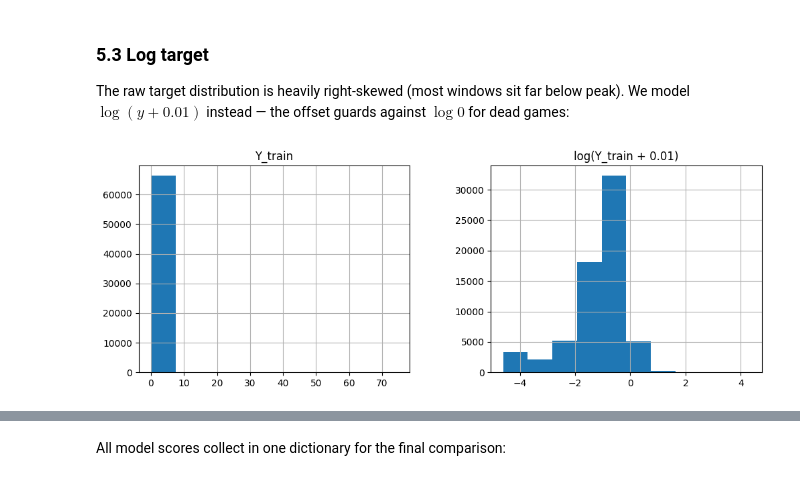
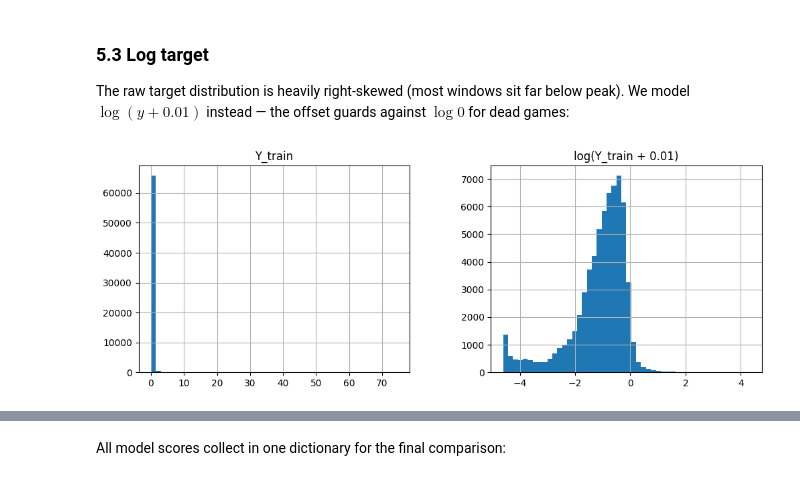
Before and after one commit to su-jai/player_forecasting, a Jupyter notebook: notebooks/data_engineering_clean.ipynb, the cells around one changed output, grey strips where cells are left out. Drawn from its saved outputs; the diff is of its cells as text; code cells hidden in the pictures.

```diff
--- a/notebooks/data_engineering_clean.ipynb
+++ b/notebooks/data_engineering_clean.ipynb
@@ -258,7 +258,7 @@ for key in dataframes:
 # %%
 split_ratio = 0.9
-n_games = len(shuffled["cpa"].columns)
-tt_boundary = int(split_ratio * n_games)
+n_games = len(frames_shuffled["cpa"].columns)
+n_train_games = int(split_ratio * n_games)
 # %% [markdown]
 ## 5. Training examples
 
@@ -332,11 +332,11 @@ Generate points for every game (past 56, embargo 56, future 14):
 data = []
 
 # generate data points
-for column in shuffled["cna"]:
+for column in frames_shuffled["cna"]:
     game_id = column
-    time_series = shuffled["cna"][column].tolist()
-    causal_peaks = shuffled["cpa"][column].tolist()
-    roll_average = shuffled["pca"][column].tolist()
+    time_series = frames_shuffled["cna"][column].tolist()
+    causal_peaks = frames_shuffled["cpa"][column].tolist()
+    roll_average = frames_shuffled["pca"][column].tolist()
     data.append(extractor(time_series, 56, 56, 14, causal_peaks, roll_average, game_id))
 # %% [markdown]
 Sanity check — counts and one example:
@@ -359,15 +359,15 @@ Number of games is 1486
 
 Split by game at the boundary, flatten the per-game lists, and unpack each tuple into the design matrix, target vector and group labels (game ids, used by `GroupKFold`):
 # %%
-data_train = data[:tt_boundary]
-data_test = data[tt_boundary:]
+data_train = data[:n_train_games]
+data_test = data[n_train_games:]
 
 # flatten
-data_train_f = [point for game in data_train for point in game]
-data_test_f = [point for game in data_test for point in game]
+train_points = [point for game in data_train for point in game]
+test_points = [point for game in data_test for point in game]
 
-print("There are " + str(len(data_test_f)) + " test data points.")
-print("There are " + str(len(data_train_f)) + " train data points.")
+print("There are " + str(len(test_points)) + " test data points.")
+print("There are " + str(len(train_points)) + " train data points.")
 # %% [output]
 There are 7410 test data points.
 There are 66424 train data points.
@@ -380,7 +380,7 @@ x_test = []
 y_test = []
 groups_test = []
 
-for point in data_train_f:
+for point in train_points:
     series = deepcopy(point[0])
     series.append(point[3])
     series.append(point[4])
@@ -388,7 +388,7 @@ for point in data_train_f:
     y_train.append(point[1])
     groups_train.append(point[2])
 
-for point in data_test_f:
+for point in test_points:
     series = deepcopy(point[0])
     series.append(point[3])
     series.append(point[4])
@@ -412,15 +412,15 @@ The raw target distribution is heavily right-skewed (most windows sit far below
 # %%
 fig, (ax1, ax2) = plt.subplots(1, 2, figsize=(12, 4))
 
-pd.DataFrame(Y_train).hist(ax=ax1)
-pd.DataFrame(np.log(Y_train + 0.01)).hist(ax=ax2)
+pd.DataFrame(Y_train).hist(ax=ax1,bins=50)
+pd.DataFrame(np.log(Y_train + 0.01)).hist(ax=ax2,bins=50)
 
 ax1.set_title("Y_train")
 ax2.set_title("log(Y_train + 0.01)")
 
 plt.show()
 # %% [output]
-[figure, old version]
+[figure, new version]
 # %%
 Y_test_log = np.log(Y_test + 0.01)
 Y_train_log = np.log(Y_train + 0.01)
```
Also changed, not shown: parts of 65 cells of this notebook.
